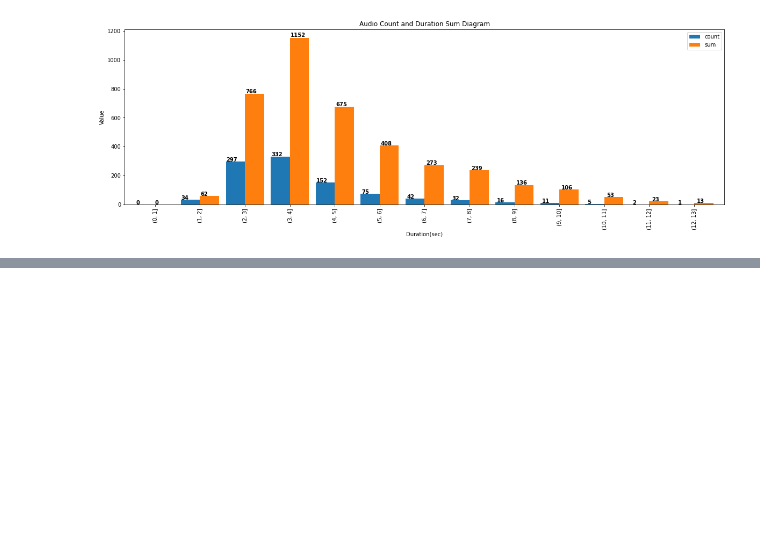
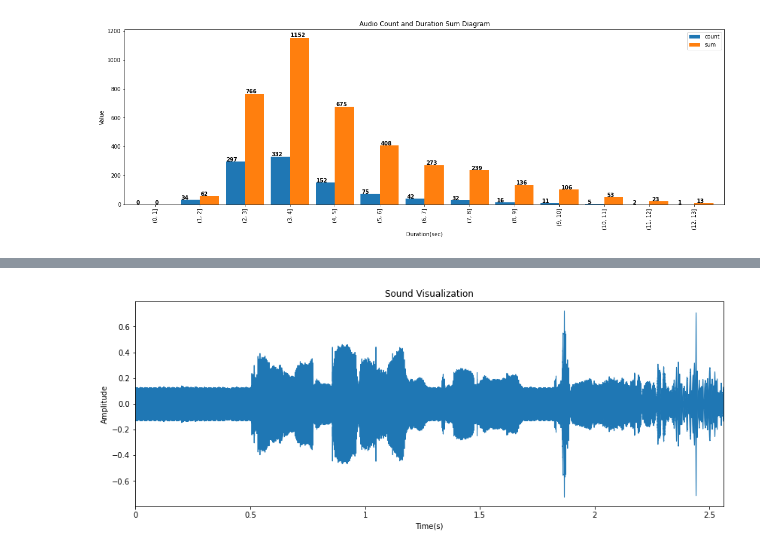
Before and after one commit to ItsDebol/AMH-STT, a Jupyter notebook: notebooks/AudioExploration.ipynb, the cells around one changed output, grey strips where cells are left out. Saved outputs shown, nothing was run; the diff lists cells and outputs as text; code cells hidden in the pictures; blank space fills up the shorter version.

```diff
--- a/notebooks/AudioExploration.ipynb
+++ b/notebooks/AudioExploration.ipynb
@@ -174,0 +202,5 @@ ae.get_chroma_visualization(0)
+# %%
+# Starting from the highest one
+# Normal Visualization
+ae.get_audio_visualization(844)
+# %% [output]
@@ -174,0 +208 @@ ae.get_chroma_visualization(0)
+[figure, added]
```
Also changed, not shown: parts of 49 cells of this notebook, 1 other file.
